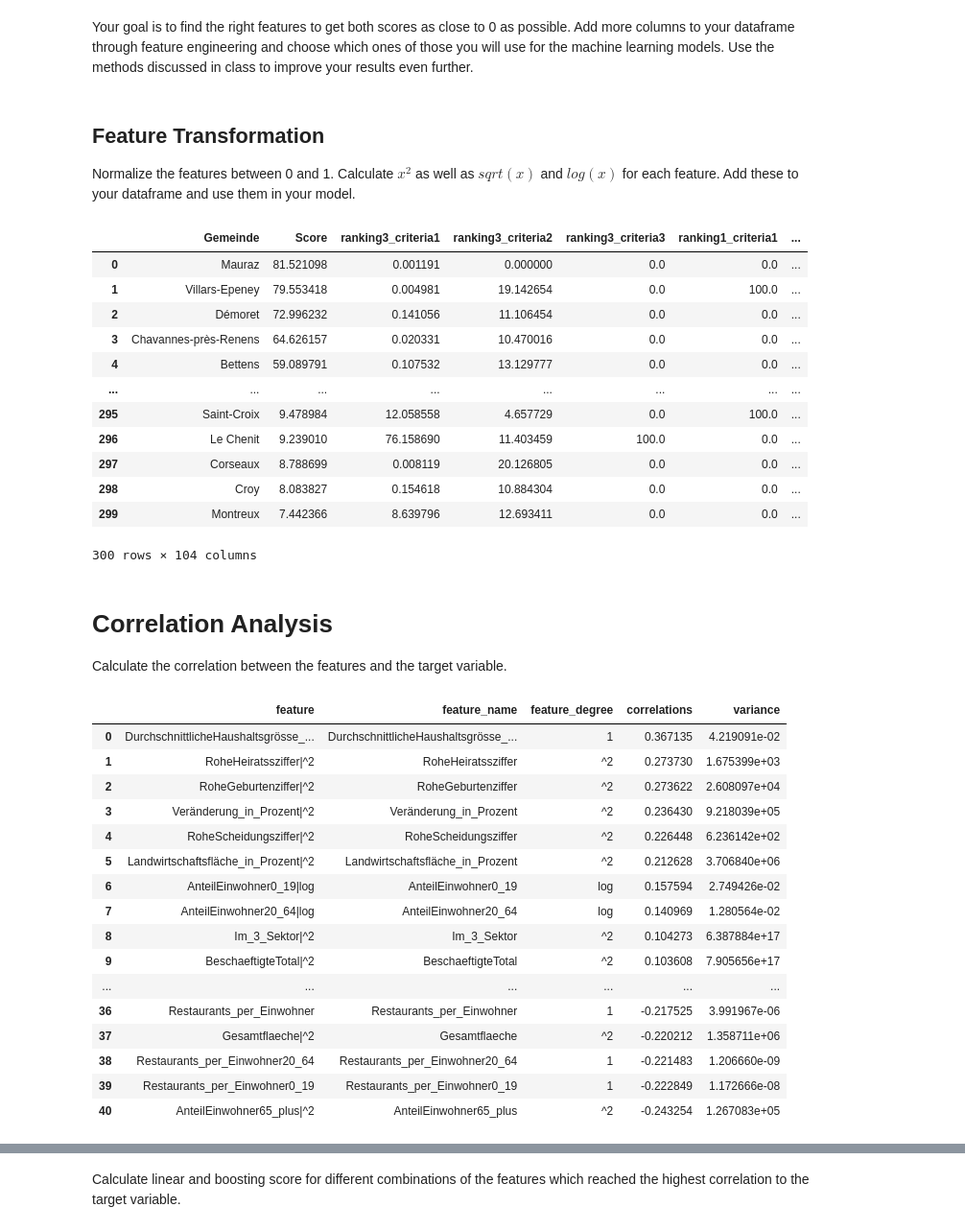
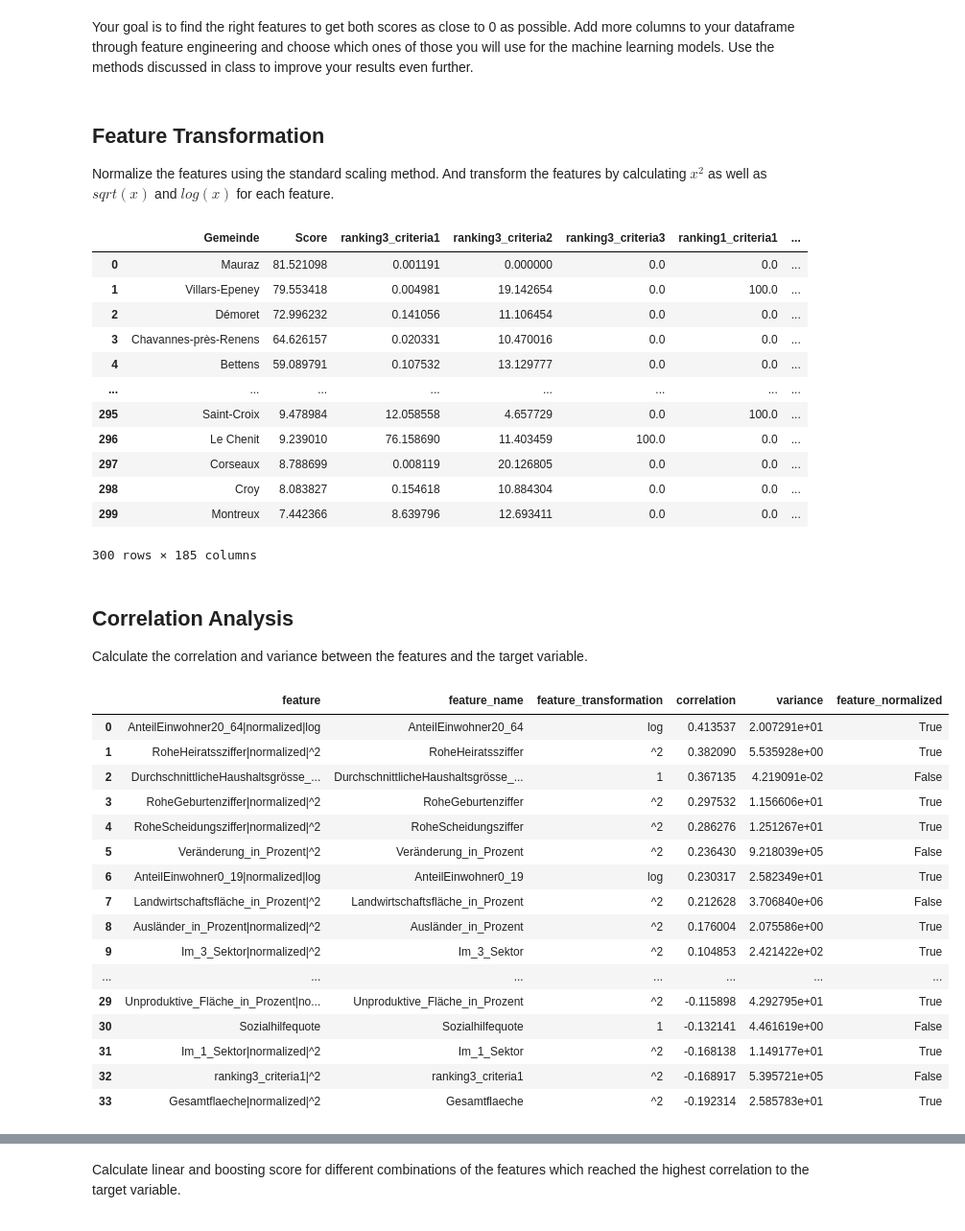
Before and after one commit to SeyaSchmassmann/dawr, a Jupyter notebook: assignment2/assignment2.ipynb, the cells around one changed output, grey strips where cells are left out. Shown at 96% size. Saved outputs shown, nothing was run; the diff lists cells and outputs as text; code cells hidden in the pictures.

```diff
--- a/assignment2/assignment2.ipynb
+++ b/assignment2/assignment2.ipynb
@@ -415,11 +419,13 @@ Your goal is to find the right features to get both scores as close to 0 as poss
 # %% [markdown]
 ## Feature Transformation
 
-Normalize the features between 0 and 1. Calculate $x^2$ as well as $sqrt(x)$ and $log(x)$ for each feature. Add these to your dataframe and use them in your model.
+Normalize the features using the standard scaling method. And transform the features by calculating $x^2$ as well as $sqrt(x)$ and $log(x)$ for each feature.
 # %%
+# normalize all numeric columns
+for col in numeric_columns:
+    df_enriched_processed[f'{col}|normalized'] = (df_enriched_processed[col] - df_enriched_processed[col].mean()) / df_enriched_processed[col].std()
+
 def feature_transform(df, features):
-    # for feature in features:
-    #     df[feature] = df[feature].replace(0, 1)
 
     max_degree = 2
 
@@ -459,49 +465,51 @@ display(df_enriched_processed)
 | 297 | Corseaux | 8.788699 | 0.008119 | 20.126805 | 0.0 | 0.0 | ... |
 | 298 | Croy | 8.083827 | 0.154618 | 10.884304 | 0.0 | 0.0 | ... |
 | 299 | Montreux | 7.442366 | 8.639796 | 12.693411 | 0.0 | 0.0 | ... |
-300 rows × 104 columns
+300 rows × 185 columns
 # %% [markdown]
-# Correlation Analysis
+## Correlation Analysis
 
-Calculate the correlation between the features and the target variable.
+Calculate the correlation and variance between the features and the target variable.
 # %%
 def calculate_correlation(df):
-    df_feature_columns = pd.DataFrame(columns=['feature', 'feature_name', 'feature_transformation', 'correlations', 'variance'])
+    df_feature_columns = pd.DataFrame(columns=['feature', 'feature_name', 'feature_transformation', 'correlation', 'variance'])
 
     df_feature_columns['feature'] = df.columns[2:] # exclude Gemeinde and Score
     df_feature_columns['feature_transformation'] = df_feature_columns['feature'].map(lambda x: x.split('|')[-1] if '|' in x else 1)
     df_feature_columns['feature_name'] = df_feature_columns['feature'].map(lambda x: x.split('|')[0] if '|' in x else x)
+    df_feature_columns['feature_normalized'] = df_feature_columns['feature'].map(lambda x: '|normalized' in x)
 
 
-    df_feature_columns['correlations'] = df_feature_columns['feature'].map(lambda x: df[[x, 'Score']].corr().iloc[0, 1])
+    df_feature_columns['correlation'] = df_feature_columns['feature'].map(lambda x: df[[x, 'Score']].corr().iloc[0, 1])
     df_feature_columns['variance'] = df_feature_columns['feature'].map(lambda x: df[x].var())
 
-    idx = df_feature_columns.groupby('feature_name')['correlations'].idxmax()
+    idx = df_feature_columns.groupby('feature_name')['correlation'].idxmax()
 
     df_feature_columns = df_feature_columns.loc[idx]
-    df_feature_columns = df_feature_columns.sort_values('correlations', ascending=False)
+
+    df_feature_columns = df_feature_columns.sort_values('correlation', ascending=False)
     df_feature_columns = df_feature_columns.reset_index(drop=True)
 
     return df_feature_columns
 
 display(calculate_correlation(df_enriched_processed))
 # %% [output]
-|  | feature | feature_name | feature_degree | correlations | variance |
-| 0 | DurchschnittlicheHaushaltsgrösse_... | DurchschnittlicheHaushaltsgrösse_... | 1 | 0.367135 | 4.219091e-02 |
-| 1 | RoheHeiratssziffer|^2 | RoheHeiratssziffer | ^2 | 0.273730 | 1.675399e+03 |
-| 2 | RoheGeburtenziffer|^2 | RoheGeburtenziffer | ^2 | 0.273622 | 2.608097e+04 |
-| 3 | Veränderung_in_Prozent|^2 | Veränderung_in_Prozent | ^2 | 0.236430 | 9.218039e+05 |
-| 4 | RoheScheidungsziffer|^2 | RoheScheidungsziffer | ^2 | 0.226448 | 6.236142e+02 |
-| 5 | Landwirtschaftsfläche_in_Prozent|^2 | Landwirtschaftsfläche_in_Prozent | ^2 | 0.212628 | 3.706840e+06 |
-| 6 | AnteilEinwohner0_19|log | AnteilEinwohner0_19 | log | 0.157594 | 2.749426e-02 |
-| 7 | AnteilEinwohner20_64|log | AnteilEinwohner20_64 | log | 0.140969 | 1.280564e-02 |
-| 8 | Im_3_Sektor|^2 | Im_3_Sektor | ^2 | 0.104273 | 6.387884e+17 |
-| 9 | BeschaeftigteTotal|^2 | BeschaeftigteTotal | ^2 | 0.103608 | 7.905656e+17 |
-| ... | ... | ... | ... | ... | ... |
-| 36 | Restaurants_per_Einwohner | Restaurants_per_Einwohner | 1 | -0.217525 | 3.991967e-06 |
-| 37 | Gesamtflaeche|^2 | Gesamtflaeche | ^2 | -0.220212 | 1.358711e+06 |
-| 38 | Restaurants_per_Einwohner20_64 | Restaurants_per_Einwohner20_64 | 1 | -0.221483 | 1.206660e-09 |
-| 39 | Restaurants_per_Einwohner0_19 | Restaurants_per_Einwohner0_19 | 1 | -0.222849 | 1.172666e-08 |
-| 40 | AnteilEinwohner65_plus|^2 | AnteilEinwohner65_plus | ^2 | -0.243254 | 1.267083e+05 |
+|  | feature | feature_name | feature_transformation | correlation | variance | feature_normalized |
+| 0 | AnteilEinwohner20_64|normalized|log | AnteilEinwohner20_64 | log | 0.413537 | 2.007291e+01 | True |
+| 1 | RoheHeiratssziffer|normalized|^2 | RoheHeiratssziffer | ^2 | 0.382090 | 5.535928e+00 | True |
+| 2 | DurchschnittlicheHaushaltsgrösse_... | DurchschnittlicheHaushaltsgrösse_... | 1 | 0.367135 | 4.219091e-02 | False |
+| 3 | RoheGeburtenziffer|normalized|^2 | RoheGeburtenziffer | ^2 | 0.297532 | 1.156606e+01 | True |
+| 4 | RoheScheidungsziffer|normalized|^2 | RoheScheidungsziffer | ^2 | 0.286276 | 1.251267e+01 | True |
+| 5 | Veränderung_in_Prozent|^2 | Veränderung_in_Prozent | ^2 | 0.236430 | 9.218039e+05 | False |
+| 6 | AnteilEinwohner0_19|normalized|log | AnteilEinwohner0_19 | log | 0.230317 | 2.582349e+01 | True |
+| 7 | Landwirtschaftsfläche_in_Prozent|^2 | Landwirtschaftsfläche_in_Prozent | ^2 | 0.212628 | 3.706840e+06 | False |
+| 8 | Ausländer_in_Prozent|normalized|^2 | Ausländer_in_Prozent | ^2 | 0.176004 | 2.075586e+00 | True |
+| 9 | Im_3_Sektor|normalized|^2 | Im_3_Sektor | ^2 | 0.104853 | 2.421422e+02 | True |
+| ... | ... | ... | ... | ... | ... | ... |
+| 29 | Unproduktive_Fläche_in_Prozent|no... | Unproduktive_Fläche_in_Prozent | ^2 | -0.115898 | 4.292795e+01 | True |
+| 30 | Sozialhilfequote | Sozialhilfequote | 1 | -0.132141 | 4.461619e+00 | False |
+| 31 | Im_1_Sektor|normalized|^2 | Im_1_Sektor | ^2 | -0.168138 | 1.149177e+01 | True |
+| 32 | ranking3_criteria1|^2 | ranking3_criteria1 | ^2 | -0.168917 | 5.395721e+05 | False |
+| 33 | Gesamtflaeche|normalized|^2 | Gesamtflaeche | ^2 | -0.192314 | 2.585783e+01 | True |
 # %% [markdown]
 ## Feature Interaction
```
Also changed, not shown: parts of 12 cells of this notebook, 2 other files.
